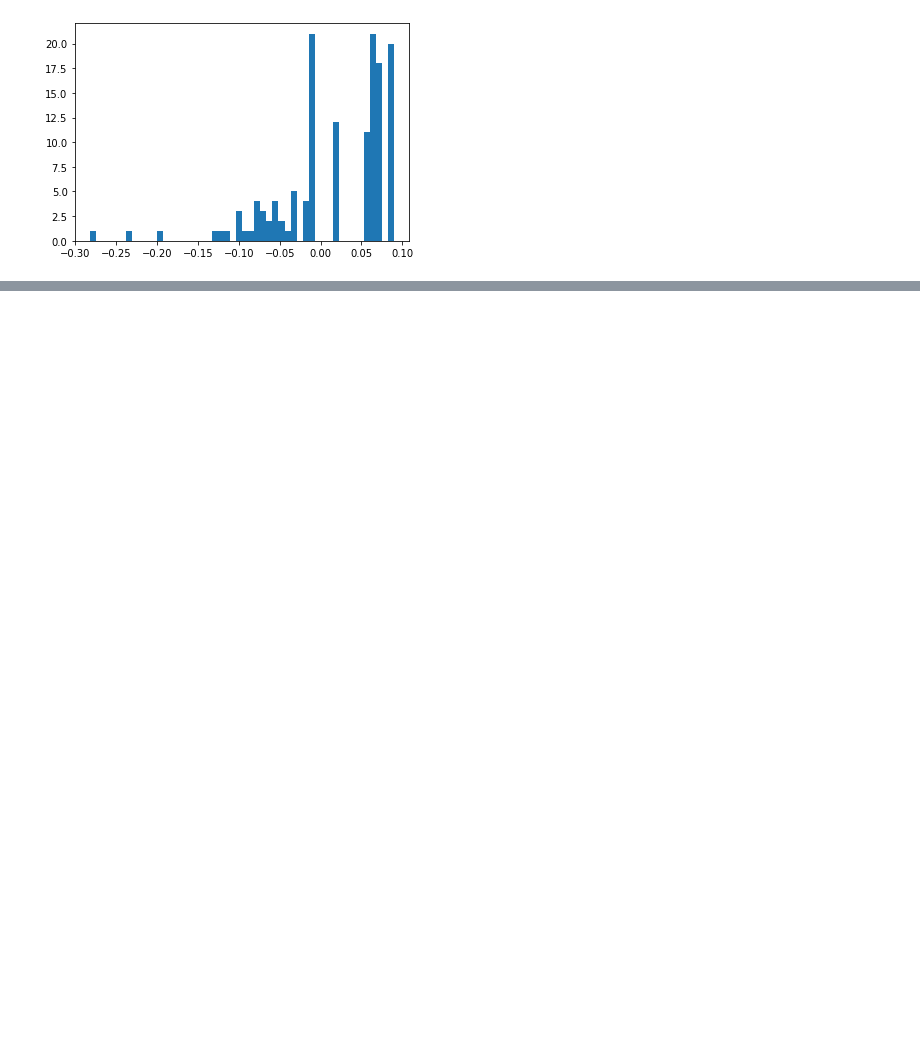
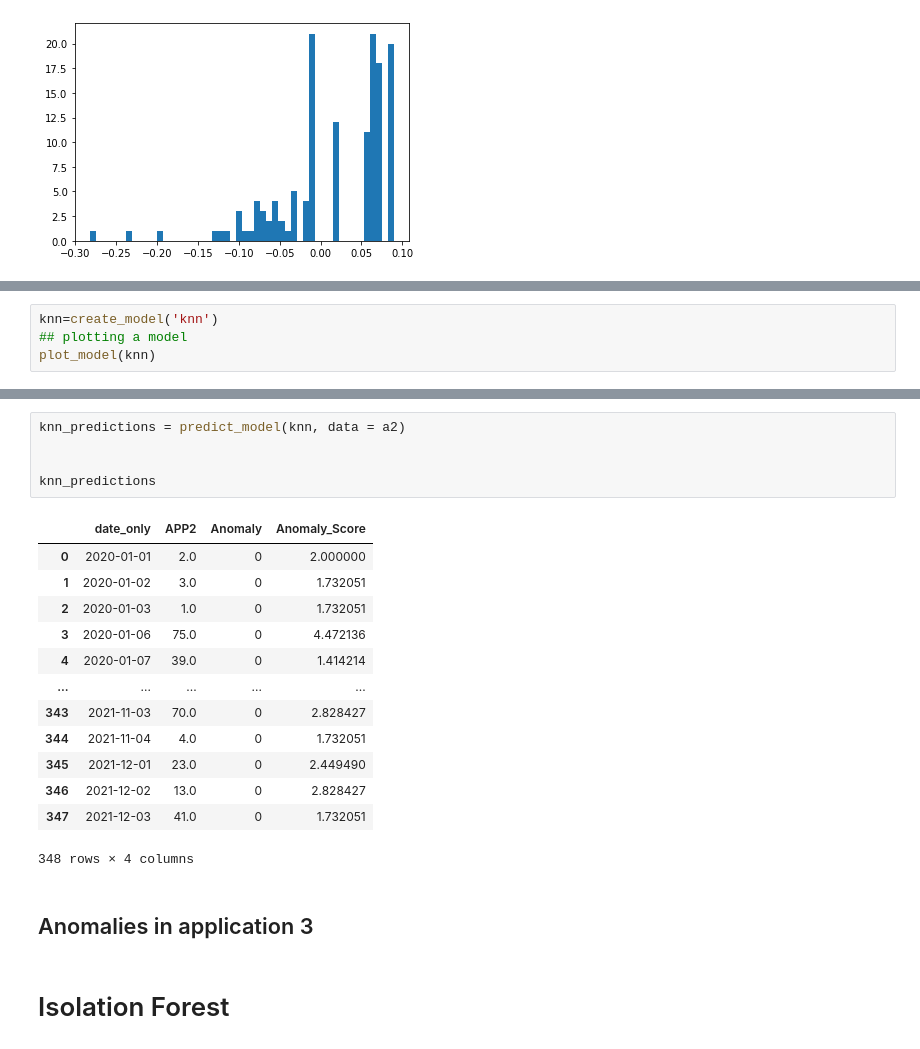
Before and after one commit to Chandru-21/Anomaly-Detection, a Jupyter notebook: Anomaly_Detection.ipynb, the cells around one changed output, grey strips where cells are left out. Drawn from its saved outputs; the diff is of its cells as text; blank space fills up the shorter version.

```diff
--- a/Anomaly_Detection.ipynb
+++ b/Anomaly_Detection.ipynb
@@ -823,0 +941,4 @@ fig.show()
+# %%
+knn=create_model('knn')
+## plotting a model
+plot_model(knn)
@@ -823,0 +947,23 @@ fig.show()
+# %%
+knn_predictions = predict_model(knn, data = a2)
+
+
+knn_predictions
+# %% [output]
+|  | date_only | APP2 | Anomaly | Anomaly_Score |
+| 0 | 2020-01-01 | 2.0 | 0 | 2.000000 |
+| 1 | 2020-01-02 | 3.0 | 0 | 1.732051 |
+| 2 | 2020-01-03 | 1.0 | 0 | 1.732051 |
+| 3 | 2020-01-06 | 75.0 | 0 | 4.472136 |
+| 4 | 2020-01-07 | 39.0 | 0 | 1.414214 |
+| ... | ... | ... | ... | ... |
+| 343 | 2021-11-03 | 70.0 | 0 | 2.828427 |
+| 344 | 2021-11-04 | 4.0 | 0 | 1.732051 |
+| 345 | 2021-12-01 | 23.0 | 0 | 2.449490 |
+| 346 | 2021-12-02 | 13.0 | 0 | 2.828427 |
+| 347 | 2021-12-03 | 41.0 | 0 | 1.732051 |
+348 rows × 4 columns
+# %% [markdown]
+## Anomalies in application 3
+# %% [markdown]
+# Isolation Forest
```
Also changed, not shown: parts of 58 cells of this notebook.
